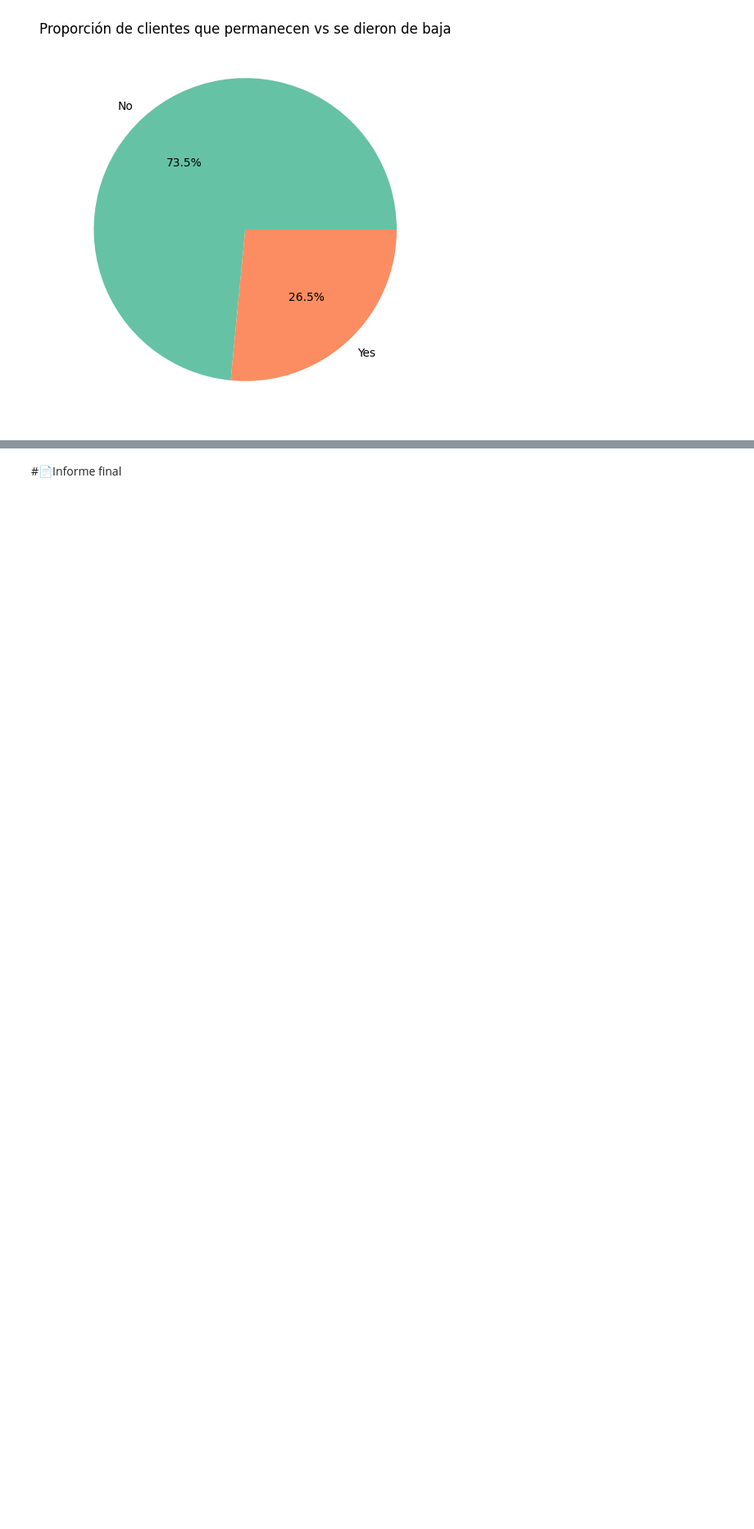
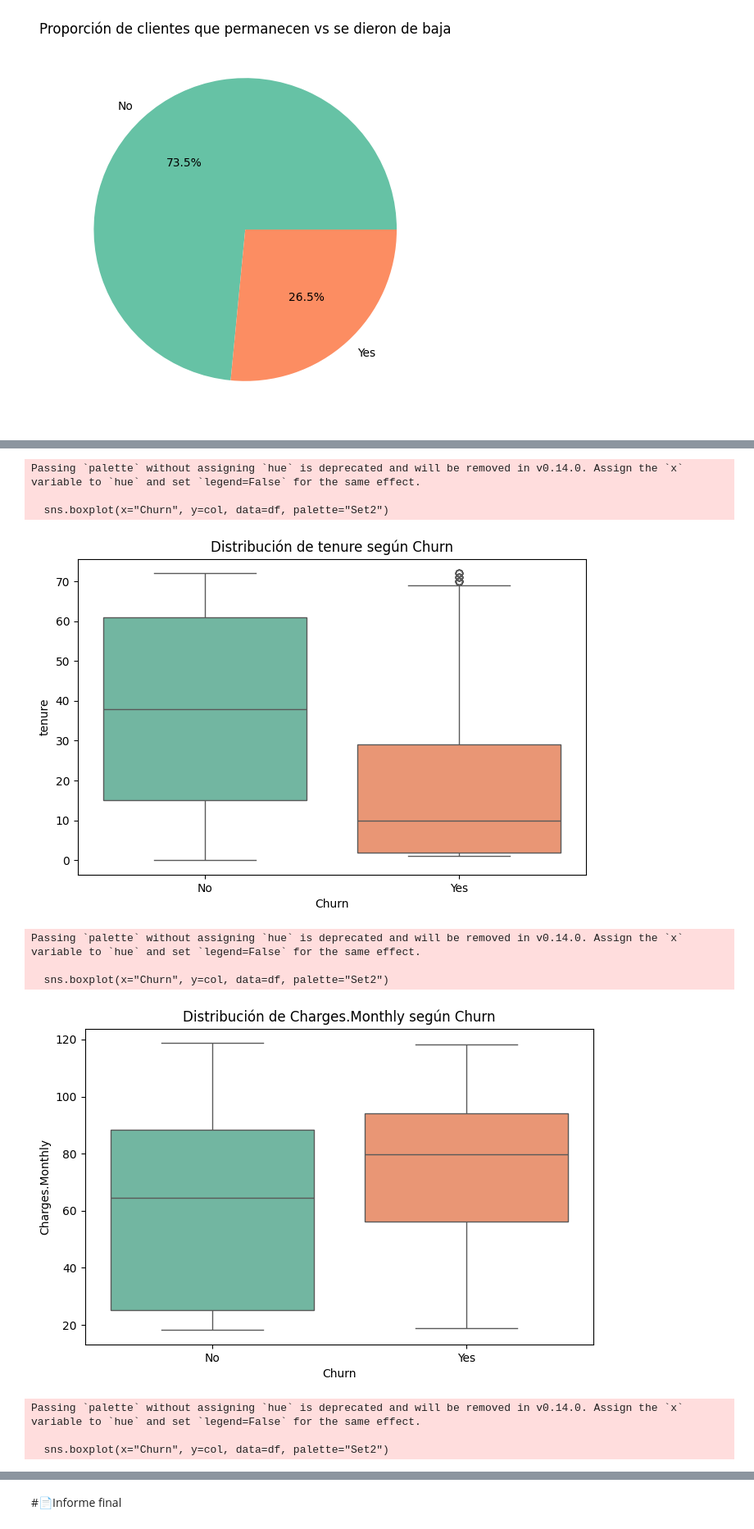
Before and after one commit to mateo16dev/Challenge-Telecom-X---Alura, a Jupyter notebook: Archivos Analisis/TelecomX_LATAM.ipynb, the cells around one changed output, grey strips where cells are left out. Shown at 82% size. Cells and saved outputs as stored; diff of their text form; code cells hidden in the pictures; blank space fills up the shorter version.

```diff
--- a/Archivos Analisis/TelecomX_LATAM.ipynb
+++ b/Archivos Analisis/TelecomX_LATAM.ipynb
@@ -343,0 +394,6 @@ Passing `palette` without assigning `hue` is deprecated and will be removed in v
+# %%
+num_cols = ["tenure", "Charges.Monthly", "Charges.Total", "Cuentas_Diarias"]
+
+# Agrupar por Churn y calcular estadísticas básicas
+desc_by_churn = df.groupby("Churn")[num_cols].describe().T  # Transpuesta para mejor visualización
+desc_by_churn
@@ -343,0 +418,21 @@ Passing `palette` without assigning `hue` is deprecated and will be removed in v
+# %%
+import seaborn as sns
+import matplotlib.pyplot as plt
+
+for col in num_cols:
+    plt.figure(figsize=(8,5))
+    sns.boxplot(x="Churn", y=col, data=df, palette="Set2")
+    plt.title(f"Distribución de {col} según Churn")
+    plt.show()
+# %% [output]
+Passing `palette` without assigning `hue` is deprecated and will be removed in v0.14.0. Assign the `x` variable to `hue` and set `legend=False` for the same effect.
+
+  sns.boxplot(x="Churn", y=col, data=df, palette="Set2")
+[figure, added]
+Passing `palette` without assigning `hue` is deprecated and will be removed in v0.14.0. Assign the `x` variable to `hue` and set `legend=False` for the same effect.
+
+  sns.boxplot(x="Churn", y=col, data=df, palette="Set2")
+[figure, added]
+Passing `palette` without assigning `hue` is deprecated and will be removed in v0.14.0. Assign the `x` variable to `hue` and set `legend=False` for the same effect.
+
+  sns.boxplot(x="Churn", y=col, data=df, palette="Set2")
```
Also changed, not shown: parts of 21 cells of this notebook.
